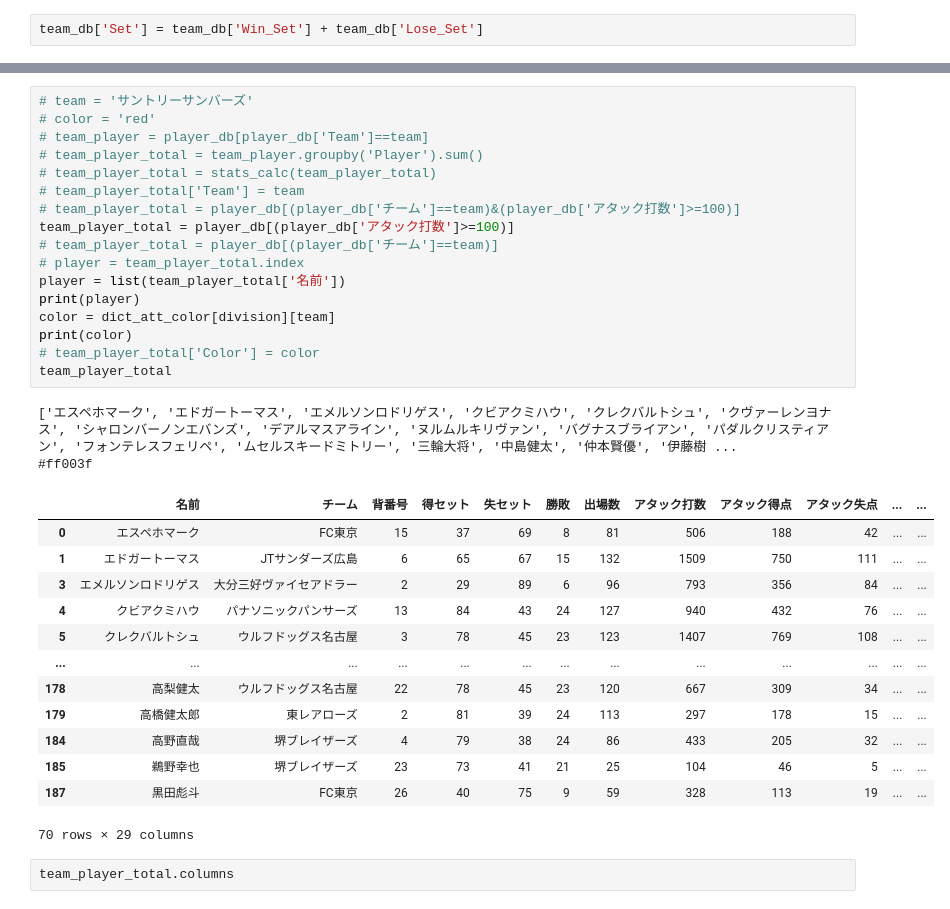
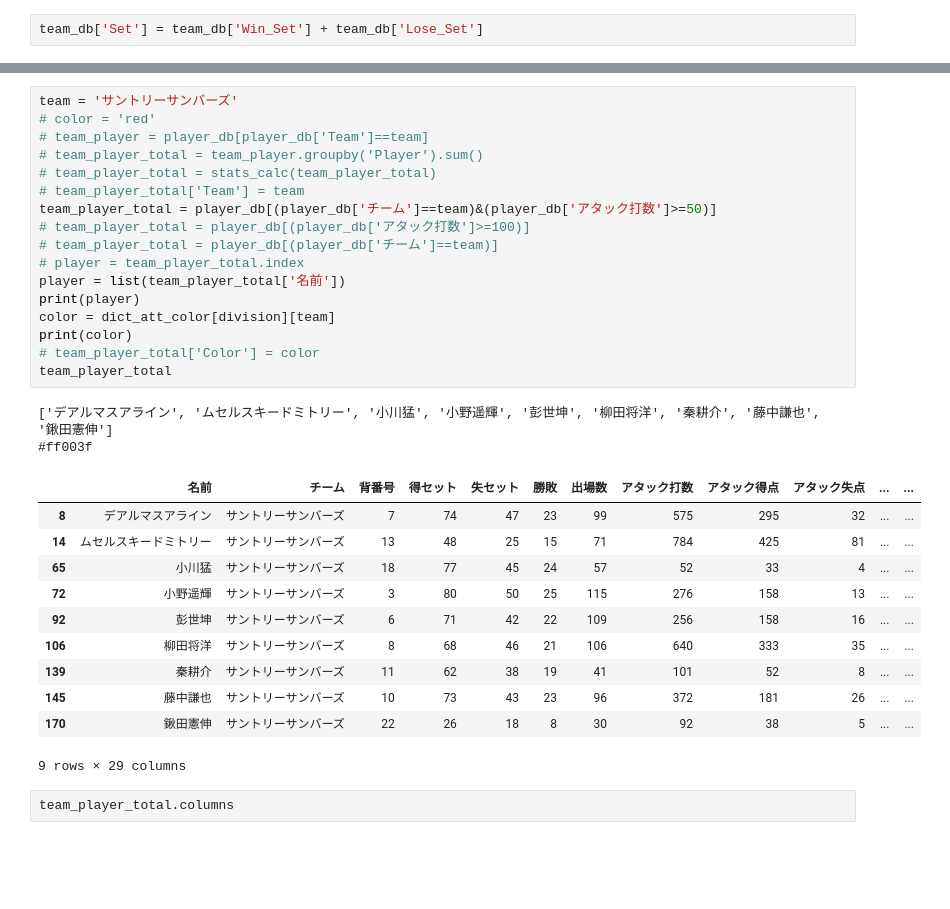
Before and after one commit to vleaguebot-lab/vleague_stats, a Jupyter notebook: graph/detail_data.ipynb, the cells around one changed output, grey strips where cells are left out. Saved outputs shown, nothing was run; the diff lists cells and outputs as text; blank space fills up the shorter version.

```diff
--- a/graph/detail_data.ipynb
+++ b/graph/detail_data.ipynb
@@ -192,36 +163,34 @@ player_db_total
 # %%
-# team = 'サントリーサンバーズ'
+team = 'サントリーサンバーズ'
 # color = 'red'
 # team_player = player_db[player_db['Team']==team]
 # team_player_total = team_player.groupby('Player').sum()
 # team_player_total = stats_calc(team_player_total)
 # team_player_total['Team'] = team
-# team_player_total = player_db[(player_db['チーム']==team)&(player_db['アタック打数']>=100)]
-team_player_total = player_db[(player_db['アタック打数']>=100)]
+team_player_total = player_db[(player_db['チーム']==team)&(player_db['アタック打数']>=50)]
+# team_player_total = player_db[(player_db['アタック打数']>=100)]
 # team_player_total = player_db[(player_db['チーム']==team)]
 # player = team_player_total.index
 player = list(team_player_total['名前'])
 print(player)
 color = dict_att_color[division][team]
 print(color)
 # team_player_total['Color'] = color
 team_player_total
 # %% [output]
-['エスペホマーク', 'エドガートーマス', 'エメルソンロドリゲス', 'クビアクミハウ', 'クレクバルトシュ', 'クヴァーレンヨナス', 'シャロンバーノンエバンズ', 'デアルマスアライン', 'ヌルムルキリヴァン', 'バグナスブライアン', 'パダルクリスティアン', 'フォンテレスフェリペ', 'ムセルスキードミトリー', '三輪大将', '中島健太', '仲本賢優', '伊藤樹 ...
+['デアルマスアライン', 'ムセルスキードミトリー', '小川猛', '小野遥輝', '彭世坤', '柳田将洋', '秦耕介', '藤中謙也', '鍬田憲伸']
 #ff003f
 |  | 名前 | チーム | 背番号 | 得セット | 失セット | 勝敗 | 出場数 | アタック打数 | アタック得点 | アタック失点 | ... | ... |
-| 0 | エスペホマーク | FC東京 | 15 | 37 | 69 | 8 | 81 | 506 | 188 | 42 | ... | ... |
-| 1 | エドガートーマス | JTサンダーズ広島 | 6 | 65 | 67 | 15 | 132 | 1509 | 750 | 111 | ... | ... |
-| 3 | エメルソンロドリゲス | 大分三好ヴァイセアドラー | 2 | 29 | 89 | 6 | 96 | 793 | 356 | 84 | ... | ... |
-| 4 | クビアクミハウ | パナソニックパンサーズ | 13 | 84 | 43 | 24 | 127 | 940 | 432 | 76 | ... | ... |
-| 5 | クレクバルトシュ | ウルフドッグス名古屋 | 3 | 78 | 45 | 23 | 123 | 1407 | 769 | 108 | ... | ... |
-| ... | ... | ... | ... | ... | ... | ... | ... | ... | ... | ... | ... | ... |
-| 178 | 高梨健太 | ウルフドッグス名古屋 | 22 | 78 | 45 | 23 | 120 | 667 | 309 | 34 | ... | ... |
-| 179 | 高橋健太郎 | 東レアローズ | 2 | 81 | 39 | 24 | 113 | 297 | 178 | 15 | ... | ... |
-| 184 | 高野直哉 | 堺ブレイザーズ | 4 | 79 | 38 | 24 | 86 | 433 | 205 | 32 | ... | ... |
-| 185 | 鵜野幸也 | 堺ブレイザーズ | 23 | 73 | 41 | 21 | 25 | 104 | 46 | 5 | ... | ... |
-| 187 | 黒田彪斗 | FC東京 | 26 | 40 | 75 | 9 | 59 | 328 | 113 | 19 | ... | ... |
+| 8 | デアルマスアライン | サントリーサンバーズ | 7 | 74 | 47 | 23 | 99 | 575 | 295 | 32 | ... | ... |
+| 14 | ムセルスキードミトリー | サントリーサンバーズ | 13 | 48 | 25 | 15 | 71 | 784 | 425 | 81 | ... | ... |
+| 65 | 小川猛 | サントリーサンバーズ | 18 | 77 | 45 | 24 | 57 | 52 | 33 | 4 | ... | ... |
+| 72 | 小野遥輝 | サントリーサンバーズ | 3 | 80 | 50 | 25 | 115 | 276 | 158 | 13 | ... | ... |
+| 92 | 彭世坤 | サントリーサンバーズ | 6 | 71 | 42 | 22 | 109 | 256 | 158 | 16 | ... | ... |
+| 106 | 柳田将洋 | サントリーサンバーズ | 8 | 68 | 46 | 21 | 106 | 640 | 333 | 35 | ... | ... |
+| 139 | 秦耕介 | サントリーサンバーズ | 11 | 62 | 38 | 19 | 41 | 101 | 52 | 8 | ... | ... |
+| 145 | 藤中謙也 | サントリーサンバーズ | 10 | 73 | 43 | 23 | 96 | 372 | 181 | 26 | ... | ... |
+| 170 | 鍬田憲伸 | サントリーサンバーズ | 22 | 26 | 18 | 8 | 30 | 92 | 38 | 5 | ... | ... |
-70 rows × 29 columns
+9 rows × 29 columns
 # %%
 team_player_total.columns
 # %% [output]
```
Also changed, not shown: parts of 9 cells of this notebook, 21 other files.
